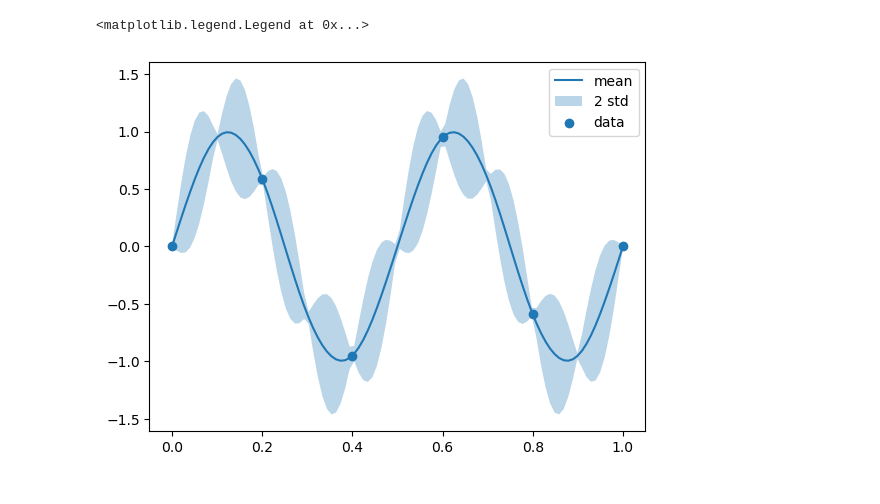
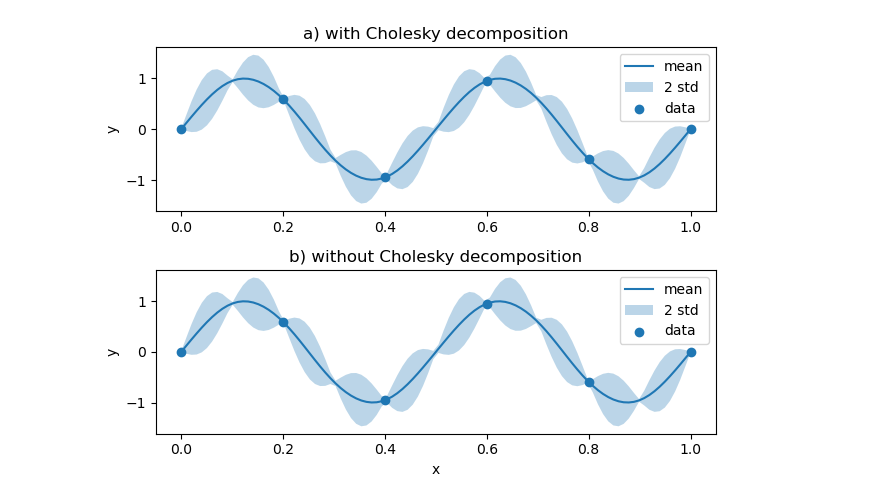
Before and after one commit to NiklasSchaaf/UQ_2023, a Jupyter notebook: homework_11/hw11_nik.ipynb, the cells around one changed output. Cells and saved outputs as stored; diff of their text form; code cells hidden in the pictures.

```diff
--- a/homework_11/hw11_nik.ipynb
+++ b/homework_11/hw11_nik.ipynb
@@ -112,11 +110,25 @@ Text(0, 0.5, "x'")
 # %%
 mean_chol, var_chol = GP_chol(x, data)
-std2 = 2*np.sqrt(var_chol)
+std2_chol = 2*np.sqrt(var_chol)
-# %%
-plt.plot(x,mean_chol, label = 'mean')
-plt.fill_between(x, mean_chol-std2, mean_chol+std2, alpha = 0.3, label = '2 std')
-plt.scatter(data[0],data[1], label='data', color = 'C0')
-plt.legend()
-# %% [output]
-<matplotlib.legend.Legend at 0x...>
-[figure, removed]
+# %%
+fig, axs = plt.subplots(2,1)
+axs[0].plot(x,mean_chol, label = 'mean')
+axs[0].fill_between(x, mean_chol-std2_chol, mean_chol+std2_chol, alpha = 0.3, label = '2 std')
+axs[0].scatter(data[0],data[1], label='data', color = 'C0')
+axs[0].legend()
+axs[0].set_title('a) with Cholesky decomposition')
+axs[0].set_ylabel('y')
+
+axs[1].plot(x,mean, label = 'mean')
+std2 = 2*np.sqrt(np.diag(cov))
+axs[1].fill_between(x, mean_chol-std2, mean_chol+std2, alpha = 0.3, label = '2 std')
+axs[1].scatter(data[0],data[1], label='data', color = 'C0')
+axs[1].legend()
+axs[1].set_title('b) without Cholesky decomposition')
+axs[1].set_xlabel('x')
+axs[1].set_ylabel('y')
+
+plt.tight_layout()
+plt.savefig('cholesky.png', dpi = 300)
+# %% [output]
+[figure, added]
```
Also changed, not shown: parts of 6 cells of this notebook, 2 other files.
